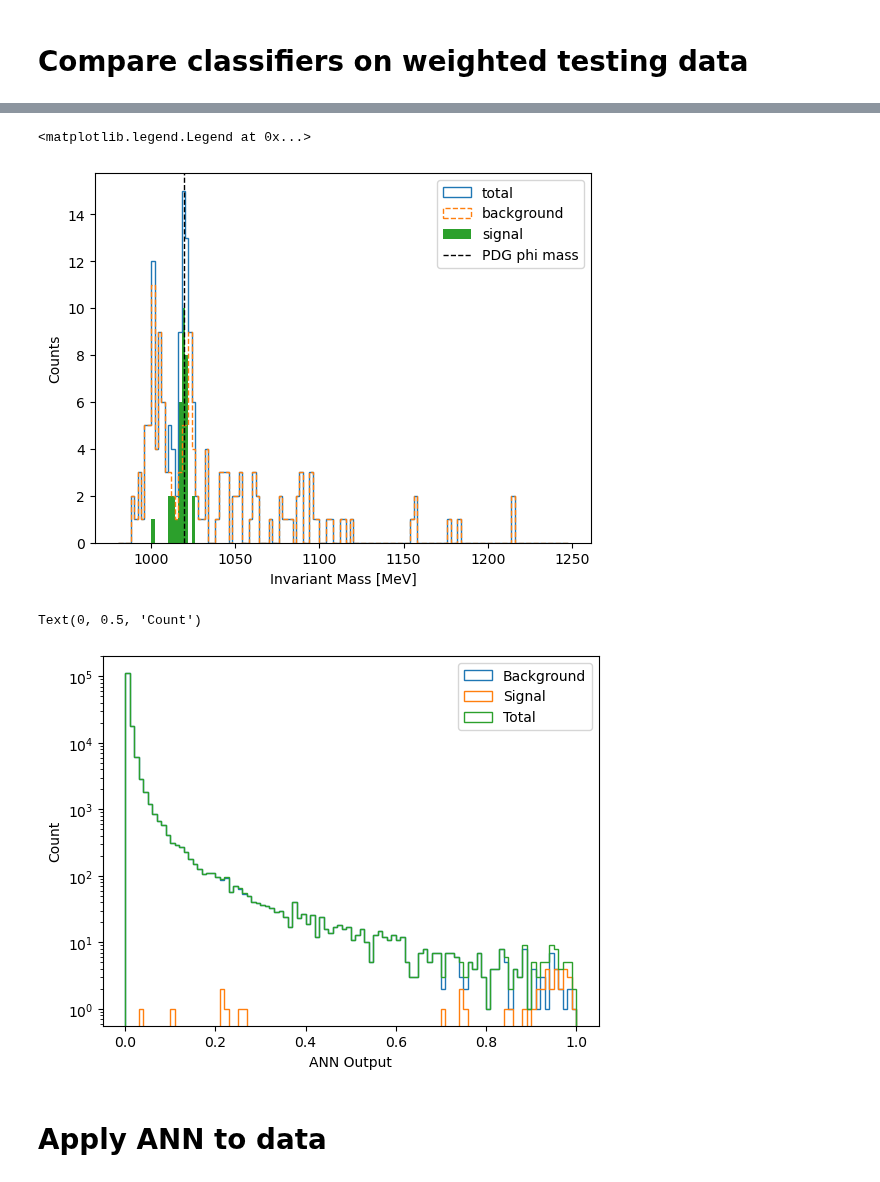
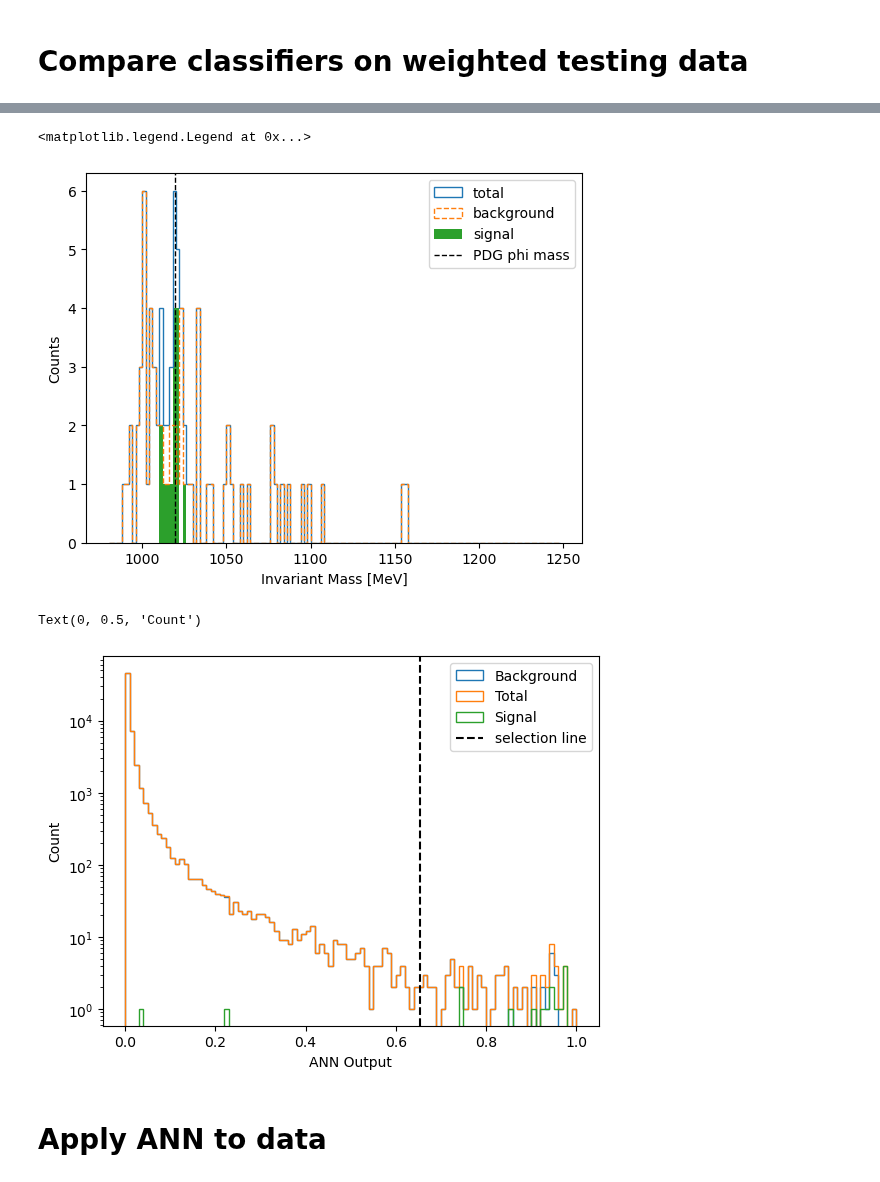
Before and after one commit to mghrear/pivoting-ANN, a Jupyter notebook: compare_models_sideband_b.ipynb, the cells around one changed output, grey strips where cells are left out. Cells and saved outputs as stored; diff of their text form; code cells hidden in the pictures.

```diff
--- a/compare_models_sideband_b.ipynb
+++ b/compare_models_sideband_b.ipynb
@@ -181,7 +183,7 @@ plt.legend()
 # Compare classifiers on weighted testing data
 # %%
 # Compine dfs according to expected proportions
-df_test_combined = pd.concat([test_df_tritrig[0:136311], test_df_wab, test_df_phiKK[0:39]], ignore_index=True, sort=False)
+df_test_combined = pd.concat([test_df_tritrig[0:55708], test_df_wab[0:5051], test_df_phiKK[0:16]], ignore_index=True, sort=False)
 
 print(len(df_test_combined))
 # %% [output]
@@ -262,26 +271,29 @@ Text(0, 0.5, 'Count')
 # %%
-df_test_combined_cut = df_test_combined[df_test_combined['Class_adv']>np.percentile(test_df_bkg['Class_adv'],[99.9])[0]].reset_index(drop=True)
+ANN_selection = np.percentile(test_df_bkg['Class_adv'],[99.9])[0]
+
+df_test_combined_cut = df_test_combined[df_test_combined['Class_adv']>ANN_selection].reset_index(drop=True)
 x_vals = 1000*df_test_combined_cut.InvM
 x_vals_phiKK = 1000*df_test_combined_cut.loc[df_test_combined_cut.type=='phiKK'].InvM
 x_bkg_vals_phiKK = 1000*df_test_combined_cut.loc[(df_test_combined_cut.type=='tritrig')|(df_test_combined_cut.type=='wab')].InvM
 
 
 
 plt.hist(x_vals, bins=np.arange(980,1250,2), histtype='step',label="total")
 plt.hist(x_bkg_vals_phiKK, bins=np.arange(980,1250,2), ls='--', histtype='step', label="background")
 plt.hist(x_vals_phiKK, bins=np.arange(980,1250,2),label="signal")
 
 plt.axvline(1019.461, color='k', linestyle='dashed', linewidth=1, label='PDG phi mass')
 plt.xlabel('Invariant Mass [MeV]')
 plt.ylabel('Counts')
 plt.legend()
 # %% [output]
 <matplotlib.legend.Legend at 0x...>
-[figure, old version]
+[figure, new version]
 # %%
 plt.hist(df_test_combined['Class_adv'].loc[df_test_combined.PhiKK == 0],bins=np.arange(0,1.01,0.01), histtype='step',label='Background')
+plt.hist(df_test_combined['Class_adv'],bins=np.arange(0,1.01,0.01), histtype='step',label='Total')
 plt.hist(df_test_combined['Class_adv'].loc[df_test_combined.PhiKK == 1],bins=np.arange(0,1.01,0.01), histtype='step',label='Signal')
-plt.hist(df_test_combined['Class_adv'],bins=np.arange(0,1.01,0.01), histtype='step',label='Total')
+plt.axvline(x=ANN_selection, color='k', linestyle='--', label ="selection line")
 
 plt.legend()
 plt.yscale('log')
@@ -289,7 +301,7 @@ plt.xlabel('ANN Output')
 plt.ylabel('Count')
 # %% [output]
 Text(0, 0.5, 'Count')
-[figure, old version]
+[figure, new version]
 # %% [markdown]
 # Apply ANN to data
 # %%
```
Also changed, not shown: parts of 17 cells of this notebook, 5 other files.
